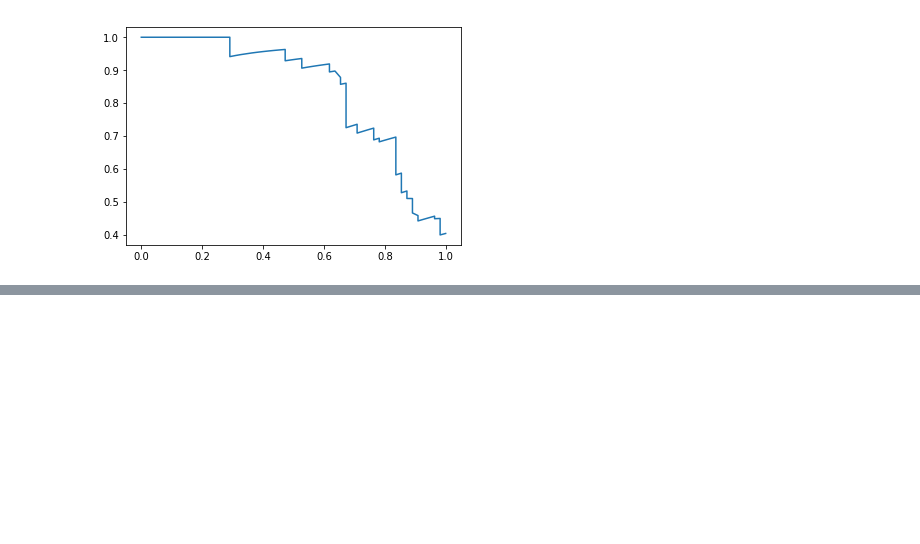
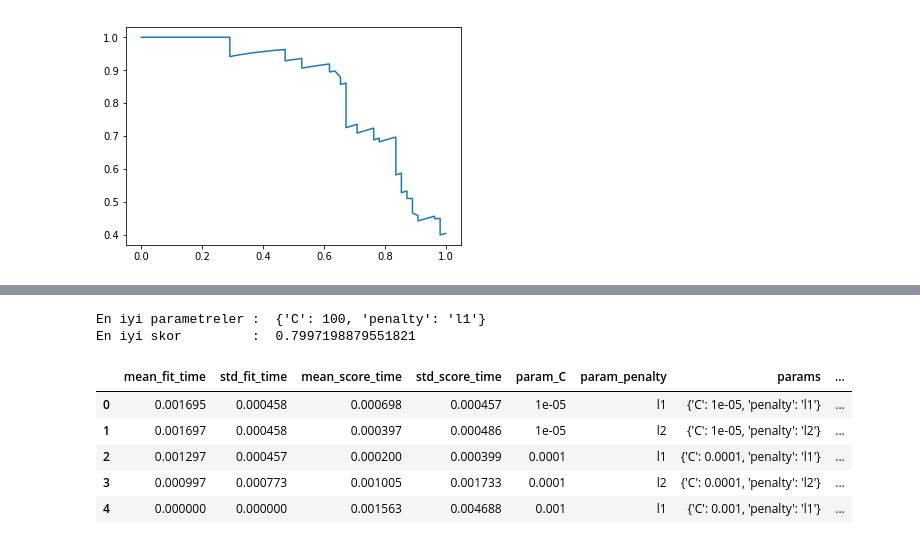
Before and after one commit to mehtapkaramanli/siniflandirma_3_bolum, a Jupyter notebook: Sınıflandırma titanıc odev.ipynb, the cells around one changed output, grey strips where cells are left out. Cells and saved outputs as stored; diff of their text form; code cells hidden in the pictures; blank space fills up the shorter version.

```diff
--- a/Sınıflandırma titanıc odev.ipynb
+++ b/Sınıflandırma titanıc odev.ipynb
@@ -419,0 +468,25 @@ AUC Değeri :  0.8522727272727273
+# %%
+model2 = LogisticRegression()
+kf = KFold(n_splits=6, shuffle=True, random_state=1111)
+parcalar = kf.split(X)
+dogruluk_liste = []
+for i, (eğitim_index, test_index) in enumerate(parcalar):
+    X=titan
+    y=target
+    X.index=[i for i in range(714)]
+    y.index=[i for i in range(714)]
+    X_eğitim=X.copy()
+    X_test=X.copy()
+    y_eğitim=y.copy()
+    y_test=y.copy()
+
+    X_eğitim.drop(test_index,inplace=True)
+    y_eğitim.drop(test_index,axis=0,inplace=True)
+    X_test.drop(eğitim_index,axis=0,inplace=True)
+    y_test.drop(eğitim_index,axis=0,inplace=True)
+    model2.fit(X_eğitim, y_eğitim)
+    tahmin = model2.predict(X_test)
+    dogruluk_degeri = model2.score(X_test, y_test)
+    dogruluk_liste.append(dogruluk_degeri)
+    print("{}.Parça Doğruluk Değeri: {:.3f}".format(i+1, dogruluk_degeri))
+    print("-"*30)
@@ -419,0 +621,17 @@ AUC Değeri :  0.8522727272727273
+# %%
+print("En iyi parametreler : ", grid_cv.best_params_)
+print("En iyi skor         : ", grid_cv.best_score_)
+# %% [output]
+En iyi parametreler :  {'C': 100, 'penalty': 'l1'}
+En iyi skor         :  0.7997198879551821
+# %%
+sonuçlar = grid_cv.cv_results_
+df = pd.DataFrame(sonuçlar)
+df.head()
+# %% [output]
+|  | mean_fit_time | std_fit_time | mean_score_time | std_score_time | param_C | param_penalty | params | ... |
+| 0 | 0.001695 | 0.000458 | 0.000698 | 0.000457 | 1e-05 | l1 | {'C': 1e-05, 'penalty': 'l1'} | ... |
+| 1 | 0.001697 | 0.000458 | 0.000397 | 0.000486 | 1e-05 | l2 | {'C': 1e-05, 'penalty': 'l2'} | ... |
+| 2 | 0.001297 | 0.000457 | 0.000200 | 0.000399 | 0.0001 | l1 | {'C': 0.0001, 'penalty': 'l1'} | ... |
+| 3 | 0.000997 | 0.000773 | 0.001005 | 0.001733 | 0.0001 | l2 | {'C': 0.0001, 'penalty': 'l2'} | ... |
+| 4 | 0.000000 | 0.000000 | 0.001563 | 0.004688 | 0.001 | l1 | {'C': 0.001, 'penalty': 'l1'} | ... |
```
Also changed, not shown: parts of 30 cells of this notebook.
